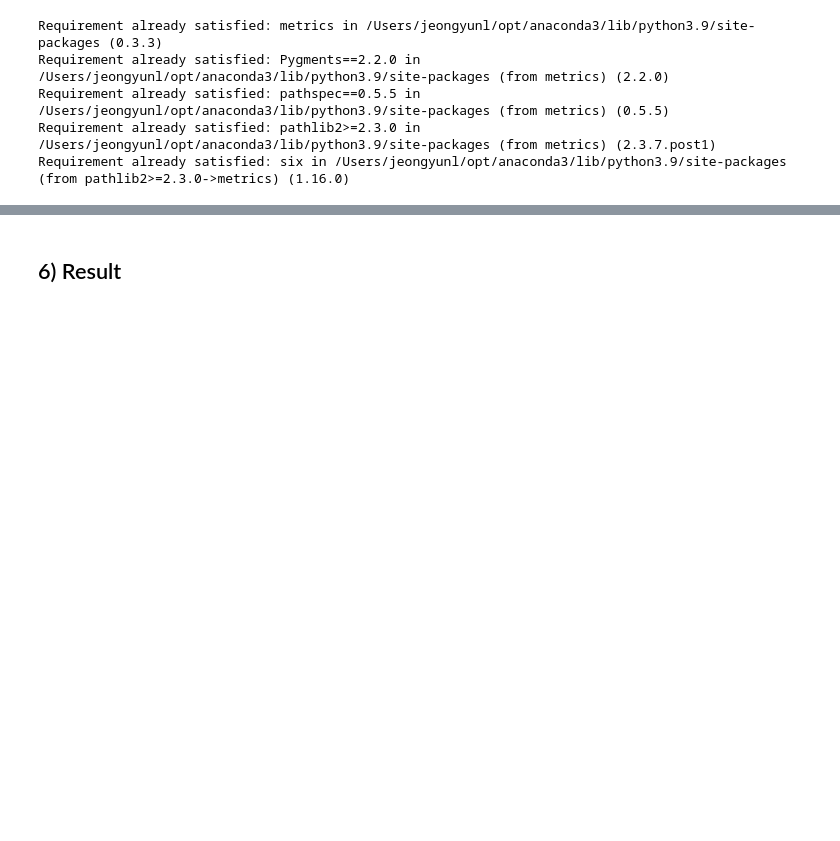
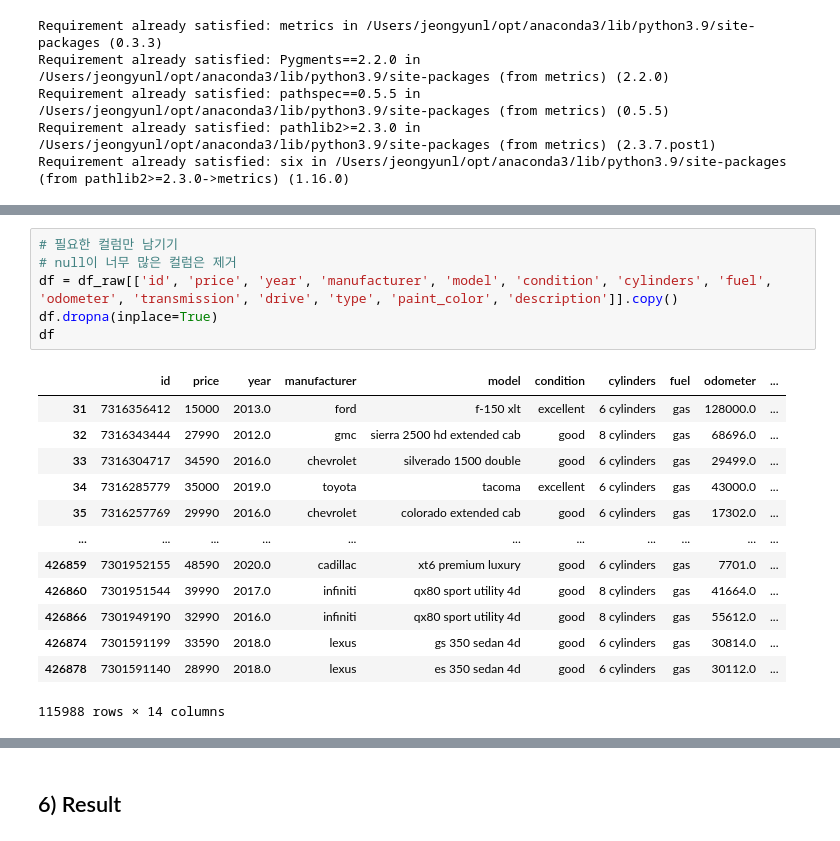
Before and after one commit to JeongYunLee/2023BigData, a Jupyter notebook: 2023_중고차_빅데이터팀플.ipynb, the cells around one changed output, grey strips where cells are left out. Drawn from its saved outputs; the diff is of its cells as text; blank space fills up the shorter version.

```diff
--- a/2023_중고차_빅데이터팀플.ipynb
+++ b/2023_중고차_빅데이터팀플.ipynb
@@ -88,0 +137,20 @@ df.head()
+# %%
+# 필요한 컬럼만 남기기
+# null이 너무 많은 컬럼은 제거
+df = df_raw[['id', 'price', 'year', 'manufacturer', 'model', 'condition', 'cylinders', 'fuel', 'odometer', 'transmission', 'drive', 'type', 'paint_color', 'description']].copy()
+df.dropna(inplace=True)
+df
+# %% [output]
+|  | id | price | year | manufacturer | model | condition | cylinders | fuel | odometer | ... |
+| 31 | 7316356412 | 15000 | 2013.0 | ford | f-150 xlt | excellent | 6 cylinders | gas | 128000.0 | ... |
+| 32 | 7316343444 | 27990 | 2012.0 | gmc | sierra 2500 hd extended cab | good | 8 cylinders | gas | 68696.0 | ... |
+| 33 | 7316304717 | 34590 | 2016.0 | chevrolet | silverado 1500 double | good | 6 cylinders | gas | 29499.0 | ... |
+| 34 | 7316285779 | 35000 | 2019.0 | toyota | tacoma | excellent | 6 cylinders | gas | 43000.0 | ... |
+| 35 | 7316257769 | 29990 | 2016.0 | chevrolet | colorado extended cab | good | 6 cylinders | gas | 17302.0 | ... |
+| ... | ... | ... | ... | ... | ... | ... | ... | ... | ... | ... |
+| 426859 | 7301952155 | 48590 | 2020.0 | cadillac | xt6 premium luxury | good | 6 cylinders | gas | 7701.0 | ... |
+| 426860 | 7301951544 | 39990 | 2017.0 | infiniti | qx80 sport utility 4d | good | 8 cylinders | gas | 41664.0 | ... |
+| 426866 | 7301949190 | 32990 | 2016.0 | infiniti | qx80 sport utility 4d | good | 8 cylinders | gas | 55612.0 | ... |
+| 426874 | 7301591199 | 33590 | 2018.0 | lexus | gs 350 sedan 4d | good | 6 cylinders | gas | 30814.0 | ... |
+| 426878 | 7301591140 | 28990 | 2018.0 | lexus | es 350 sedan 4d | good | 6 cylinders | gas | 30112.0 | ... |
+115988 rows × 14 columns
```
Also changed, not shown: parts of 19 cells of this notebook.
